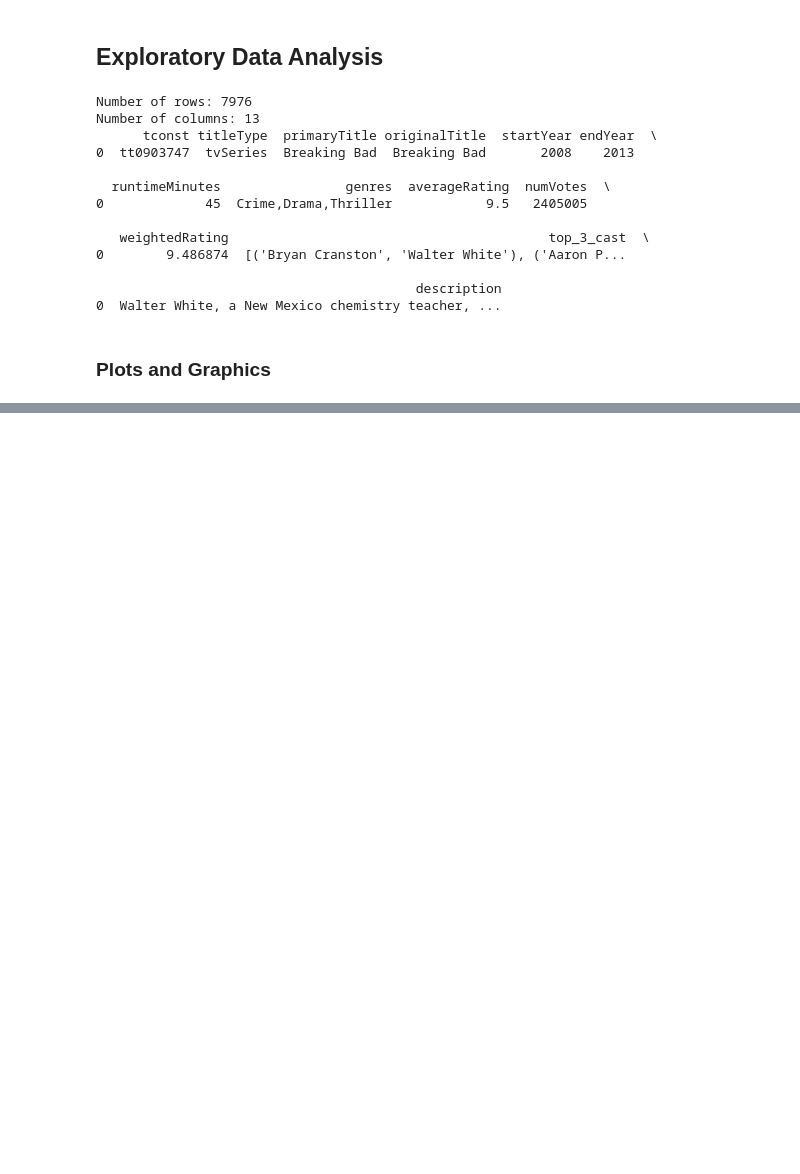
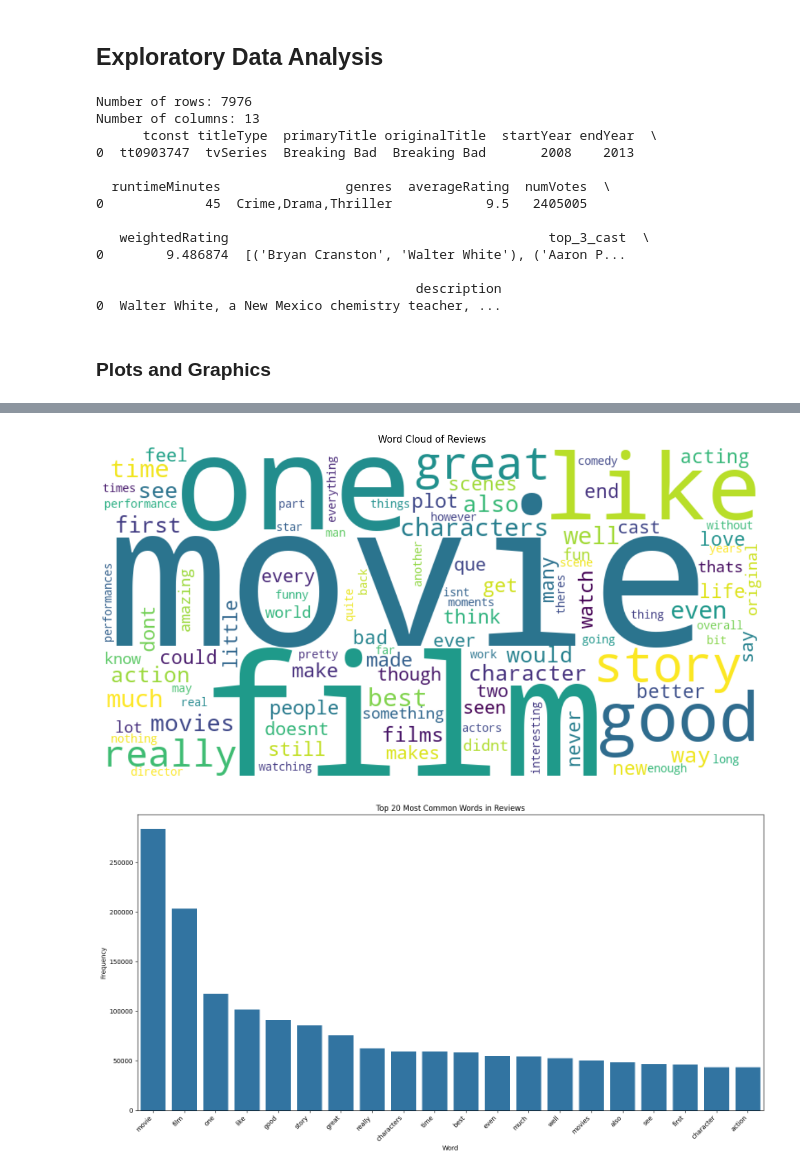
Before and after one commit to FranciscoAlves124/PRI, a Jupyter notebook: eda.ipynb, the cells around one changed output, grey strips where cells are left out. Cells and saved outputs as stored; diff of their text form; code cells hidden in the pictures; blank space fills up the shorter version.

```diff
--- a/eda.ipynb
+++ b/eda.ipynb
@@ -63,0 +243,76 @@ plt.show()
+# %%
+import pandas as pd
+import numpy as np
+from collections import Counter
+import matplotlib.pyplot as plt
+from wordcloud import WordCloud
+import nltk
+from nltk.corpus import stopwords
+from nltk.tokenize import word_tokenize
+import re
+
+# Download required NLTK data
+nltk.download('punkt')
+nltk.download('stopwords')
+
+# Function to clean text
+def clean_text(text):
+    # Convert to lowercase
+    text = text.lower()
+    # Remove special characters and digits
+    text = re.sub(r'[^a-zA-Z\s]', '', text)
+    # Remove extra whitespace
+    text = ' '.join(text.split())
+    return text
+
+# Function to get word frequency distribution
+def get_word_freq(texts):
+    # Get English stop words
+    stop_words = set(stopwords.words('english'))
+
+    # Clean and tokenize all texts
+    words = []
+    for text in texts:
+        if isinstance(text, str):
+            clean = clean_text(text)
+            tokens = word_tokenize(clean)
+            # Remove stop words and short words
+            words.extend([word for word in tokens if word not in stop_words and len(word) > 2])
+
+    return Counter(words)
+
+# Get word frequencies
+word_freq = get_word_freq(reviews['review_content'])
+
+# Create word cloud
+plt.figure(figsize=(15, 10))
+wordcloud = WordCloud(width=800, height=400,
+                     background_color='white',
+                     max_words=100).generate_from_frequencies(word_freq)
+plt.imshow(wordcloud, interpolation='bilinear')
+plt.axis('off')
+plt.title('Word Cloud of Reviews')
+plt.show()
+
+# Plot top 20 most common words
+plt.figure(figsize=(15, 8))
+most_common_words = pd.DataFrame(word_freq.most_common(20),
+                                columns=['Word', 'Frequency'])
+sns.barplot(data=most_common_words, x='Word', y='Frequency')
+plt.xticks(rotation=45, ha='right')
+plt.title('Top 20 Most Common Words in Reviews')
+plt.tight_layout()
+plt.show()
+
+# Print statistics
+print("\nVocabulary Statistics:")
+print(f"Total unique words: {len(word_freq)}")
+print("\nTop 20 most common words and their frequencies:")
+for word, freq in word_freq.most_common(20):
+    print(f"{word}: {freq}")
+
+# Calculate basic text statistics
+print("\nText Statistics:")
+print(f"Average words per review: {np.mean([len(str(x).split()) for x in reviews['review_content']]):.1f}")
+print(f"Median words per review: {np.median([len(str(x).split()) for x in reviews['review_content']]):.1f}")
+# %% [output]
@@ -63,0 +325,2 @@ plt.show()
+[figure, added]
+[figure, added]
```
Also changed, not shown: parts of 7 cells of this notebook, 1 other file.
